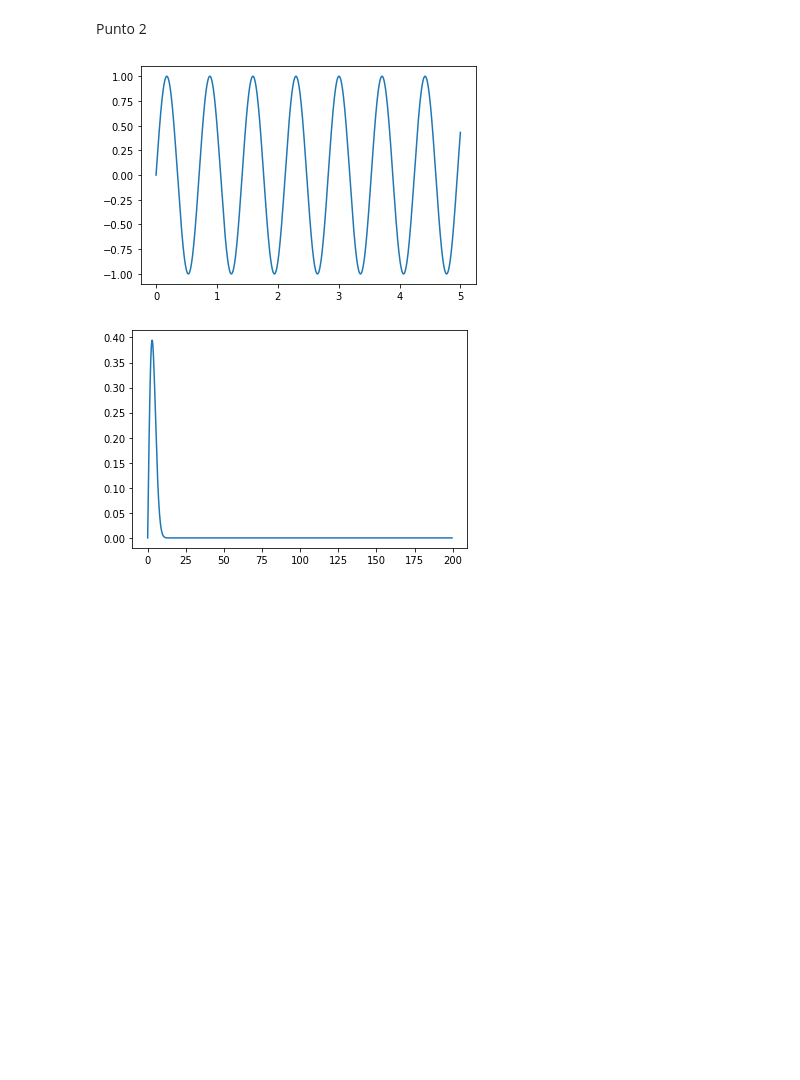
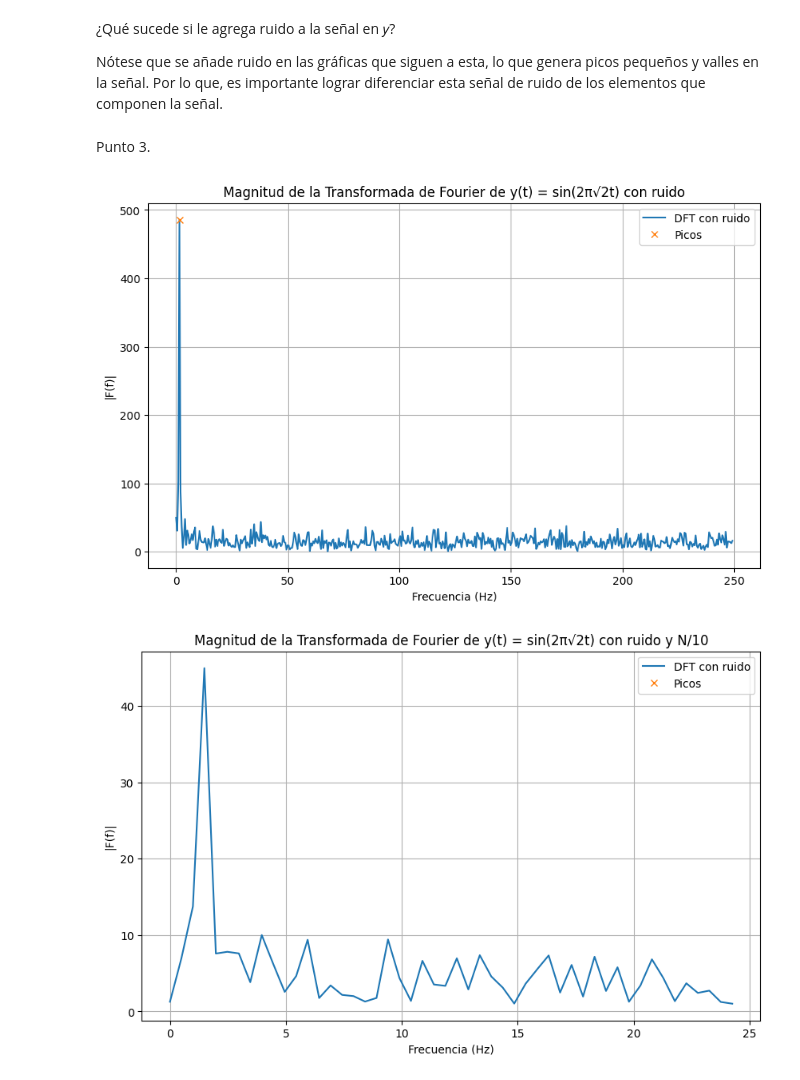
Before and after one commit to EstebanFuentesS/Metodos-Computacionales-2, a Jupyter notebook: Taller1.ipynb, the cells around one changed output. Drawn from its saved outputs; the diff is of its cells as text; code cells hidden in the pictures; blank space fills up the shorter version.

```diff
--- a/Taller1.ipynb
+++ b/Taller1.ipynb
@@ -14,19 +37,62 @@ def transformada(y, N):
+# %% [markdown]
+¿Qué sucede si le agrega ruido a la señal en 𝑦?
+
+Nótese que se añade ruido en las gráficas que siguen a esta, lo que genera picos pequeños y valles en la señal. Por lo que, es importante lograr diferenciar esta señal de ruido de los elementos que componen la señal.
 # %% [markdown]
-Punto 2
+Punto 3.
-# %%
-N = 1000
-T = 5
-t = np.linspace(0, T, N)
-y = np.sin(2* np.pi * np.sqrt(2) * t)
-freq = np.arange(N)*(1/(N * np.diff(t)[0]))
-
-tran = transformada(y, N)
-
-plt.plot(t, y)
-plt.show()
-
-plt.plot(freq, np.abs(tran))
-plt.show()
-# %% [output]
-[figure, removed]
-[figure, removed]
+# %%
+
+
+from scipy.signal import find_peaks
+
+
+def plot_dft_with_peaks(y_noisy, N, title, frequencies, sensibilidad):
+    F_noisy = dft(y_noisy)
+    F_noisy_abs = np.abs(F_noisy[:N//2])
+
+    peaks, _ = find_peaks(F_noisy_abs, prominence=sensibilidad)
+
+    plt.figure(figsize=(10, 6))
+    plt.plot(frequencies[:N//2], F_noisy_abs, label="DFT con ruido")  # Graficar solo frecuencias positivas
+    plt.plot(frequencies[peaks], F_noisy_abs[peaks], "x", label="Picos")
+    plt.title(title)
+    plt.xlabel("Frecuencia (Hz)")
+    plt.ylabel("|F(f)|")
+    plt.grid(True)
+    plt.legend()
+    plt.show()
+
+# Evaluación con N = 1000
+t_max = 2.0
+N = 1000
+t = np.linspace(0, t_max, N)
+y = np.sin(2 * np.pi * np.sqrt(2) * t)
+frequencies = np.fft.fftfreq(N, d=t[1]-t[0])
+
+noise = np.random.normal(0, 0.5, N)
+y_noisy = y + noise
+plot_dft_with_peaks(y_noisy, N, "Magnitud de la Transformada de Fourier de y(t) = sin(2π√2t) con ruido", frequencies,100)
+
+# Evaluación con N = 100
+N = 100
+t = np.linspace(0, t_max, N)
+y = np.sin(2 * np.pi * np.sqrt(2) * t)
+frequencies = np.fft.fftfreq(N, d=t[1]-t[0])
+
+noise = np.random.normal(0, 0.5, N)
+y_noisy = y + noise
+plot_dft_with_peaks(y_noisy, N, "Magnitud de la Transformada de Fourier de y(t) = sin(2π√2t) con ruido y N/10", frequencies,100)
+
+# Evaluación con N = 1000 y t_max = 200
+t_max = 200
+N = 1000
+t = np.linspace(0, t_max, N)
+y = np.sin(2 * np.pi * np.sqrt(2) * t)
+frequencies = np.fft.fftfreq(N, d=t[1]-t[0])
+
+noise = np.random.normal(0, 0.5, N)
+y_noisy = y + noise
+plot_dft_with_peaks(y_noisy, N, "Magnitud de la Transformada de Fourier de y(t) = sin(2π√2t) con ruido y tmax*100", frequencies,100)
+# %% [output]
+[figure, added]
+[figure, added]
```
Also changed, not shown: parts of 14 cells of this notebook, 1 other file.
